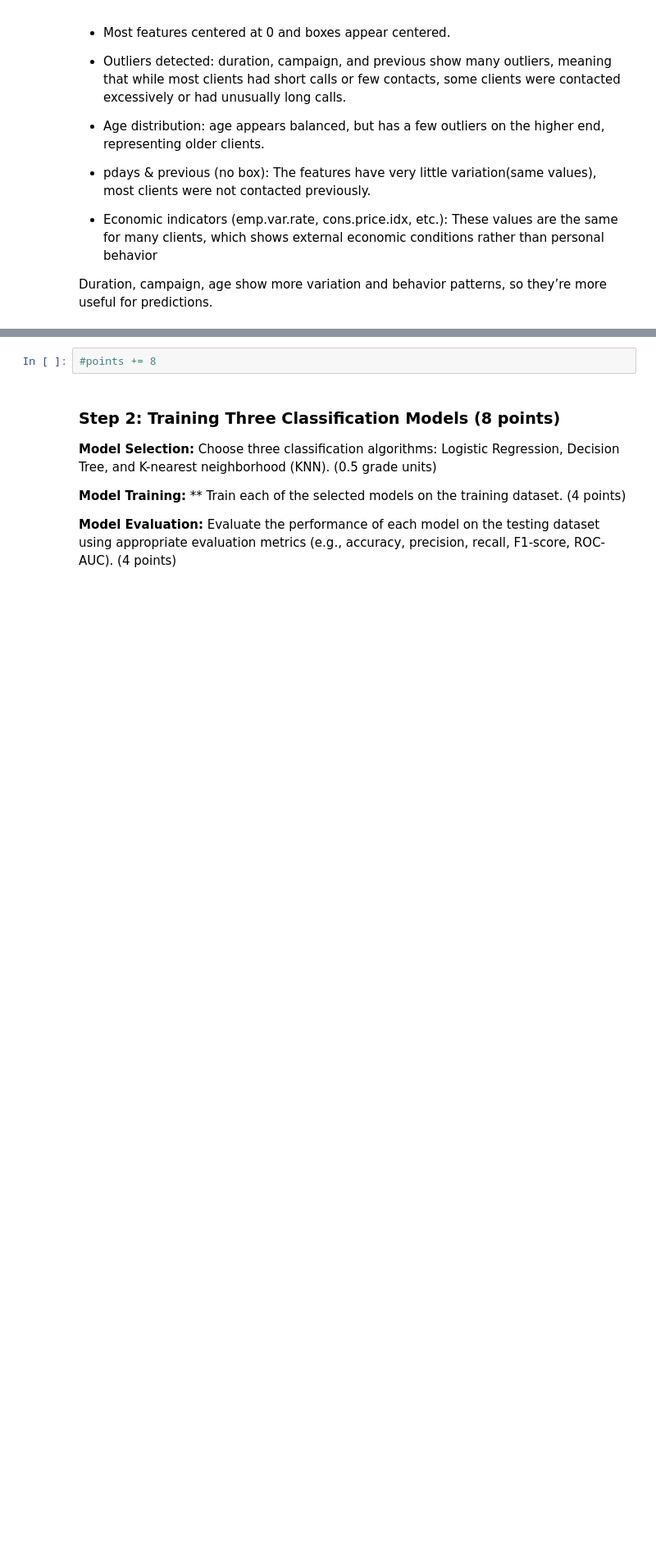
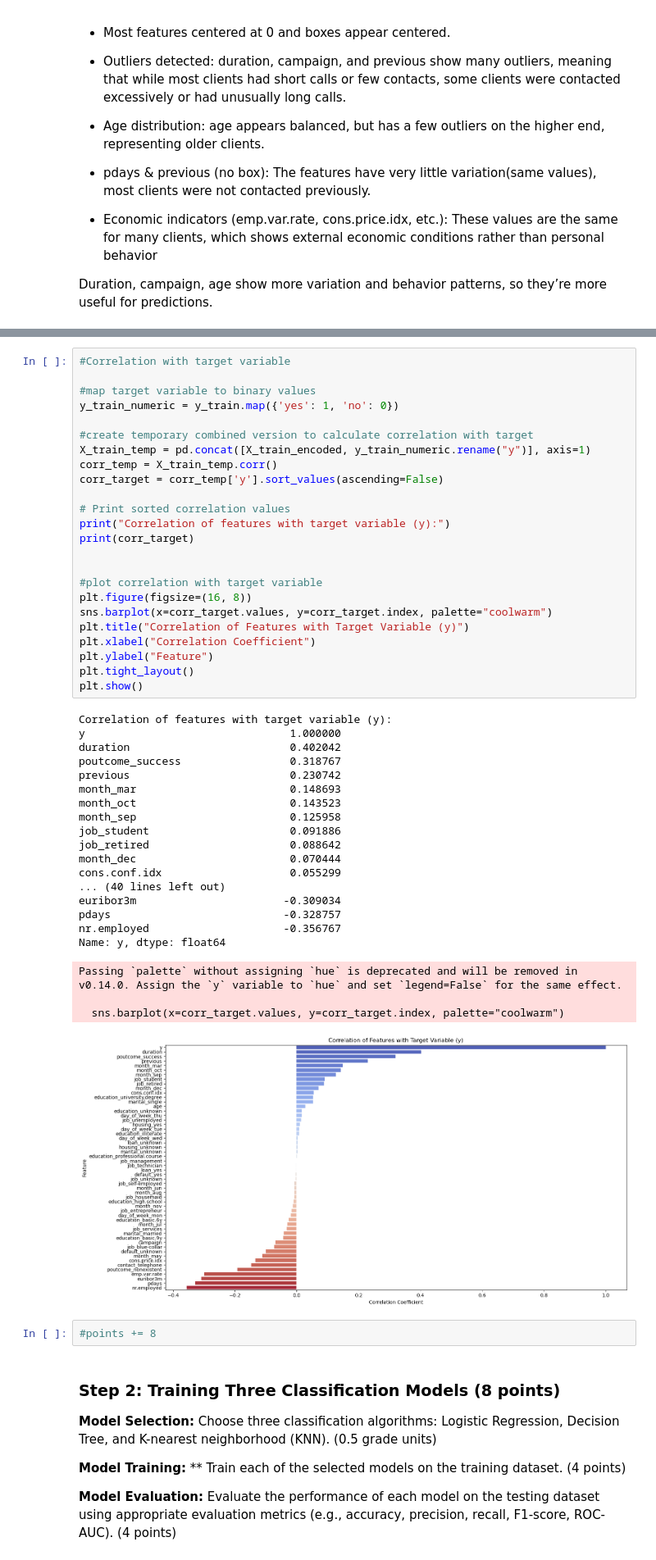
Before and after one commit to viktortrilar/Bank-Telemarketing-Data-Analysis, a Jupyter notebook: Final Project 2025.ipynb, the cells around one changed output, grey strips where cells are left out. Shown at 82% size. Saved outputs shown, nothing was run; the diff lists cells and outputs as text; blank space fills up the shorter version.

```diff
--- a/Final Project 2025.ipynb
+++ b/Final Project 2025.ipynb
@@ -423,3 +435,49 @@ Duration, campaign, age show more variation and behavior patterns, so they’re
+# %%
+#Correlation with target variable
+
+#map target variable to binary values
+y_train_numeric = y_train.map({'yes': 1, 'no': 0})
+
+#create temporary combined version to calculate correlation with target
+X_train_temp = pd.concat([X_train_encoded, y_train_numeric.rename("y")], axis=1)
+corr_temp = X_train_temp.corr()
+corr_target = corr_temp['y'].sort_values(ascending=False)
+
+# Print sorted correlation values
+print("Correlation of features with target variable (y):")
+print(corr_target)
+
+
+#plot correlation with target variable
+plt.figure(figsize=(16, 8))
+sns.barplot(x=corr_target.values, y=corr_target.index, palette="coolwarm")
+plt.title("Correlation of Features with Target Variable (y)")
+plt.xlabel("Correlation Coefficient")
+plt.ylabel("Feature")
+plt.tight_layout()
+plt.show()
+# %% [output]
+Correlation of features with target variable (y):
+y                                1.000000
+duration                         0.402042
+poutcome_success                 0.318767
+previous                         0.230742
+month_mar                        0.148693
+month_oct                        0.143523
+month_sep                        0.125958
+job_student                      0.091886
+job_retired                      0.088642
+month_dec                        0.070444
+cons.conf.idx                    0.055299
+... (40 lines left out)
+euribor3m                       -0.309034
+pdays                           -0.328757
+nr.employed                     -0.356767
+Name: y, dtype: float64
+Passing `palette` without assigning `hue` is deprecated and will be removed in v0.14.0. Assign the `y` variable to `hue` and set `legend=False` for the same effect.
+
+  sns.barplot(x=corr_target.values, y=corr_target.index, palette="coolwarm")
+[figure, added]
 # %%
 #points += 8
 # %% [markdown]
```
Also changed, not shown: parts of 1 cell of this notebook.
